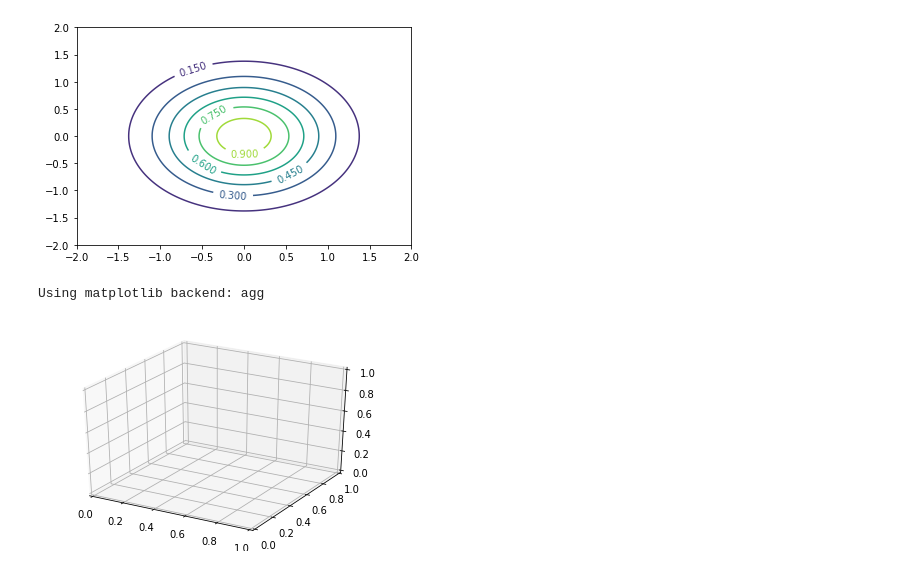
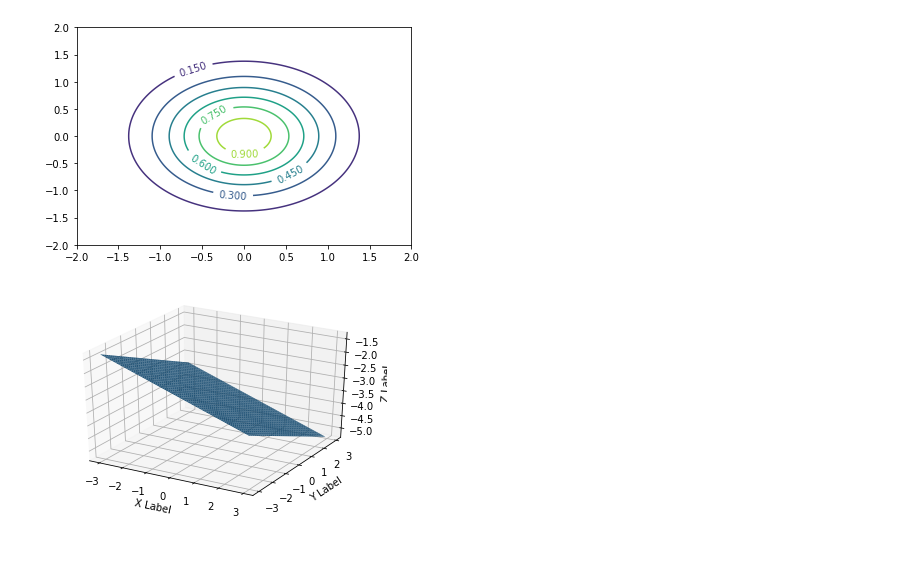
Before and after one commit to doltonfernandes/CVIT, a Jupyter notebook: Day1/OtherTasks.ipynb, the cells around one changed output. Cells and saved outputs as stored; diff of their text form; code cells hidden in the pictures.

```diff
--- a/Day1/OtherTasks.ipynb
+++ b/Day1/OtherTasks.ipynb
@@ -108,11 +128,30 @@ X, _ = make_swiss_roll(1000)
 xs = X[:, 0]
 ys = X[:, 1]
 zs = X[:, 2]
-# %%
-from mpl_toolkits.mplot3d import Axes3D
-%matplotlib
-plt3d = plt.figure().gca(projection='3d')
-# Write code here to plot the 3D scatter-plot(~1 line)
-# %% [output]
-Using matplotlib backend: agg
-[figure, removed]
+# %%
+%matplotlib inline
+from mpl_toolkits.mplot3d import Axes3D
+
+def getZ(x, y):
+    return - ( a*X + b*Y + d ) / c
+
+a = 1
+b = 1
+c = 3
+d = 10
+fig = plt.figure()
+ax = fig.add_subplot(111, projection='3d')
+x = y = np.arange(-3.0, 3.0, 0.05)
+X, Y = np.meshgrid(x, y)
+zs = np.array(getZ(np.ravel(X), np.ravel(Y)))
+Z = zs.reshape(X.shape)
+
+ax.plot_surface(X, Y, Z)
+
+ax.set_xlabel('X Label')
+ax.set_ylabel('Y Label')
+ax.set_zlabel('Z Label')
+
+plt.show()
+# %% [output]
+[figure, added]
```
Also changed, not shown: parts of 4 cells of this notebook.
